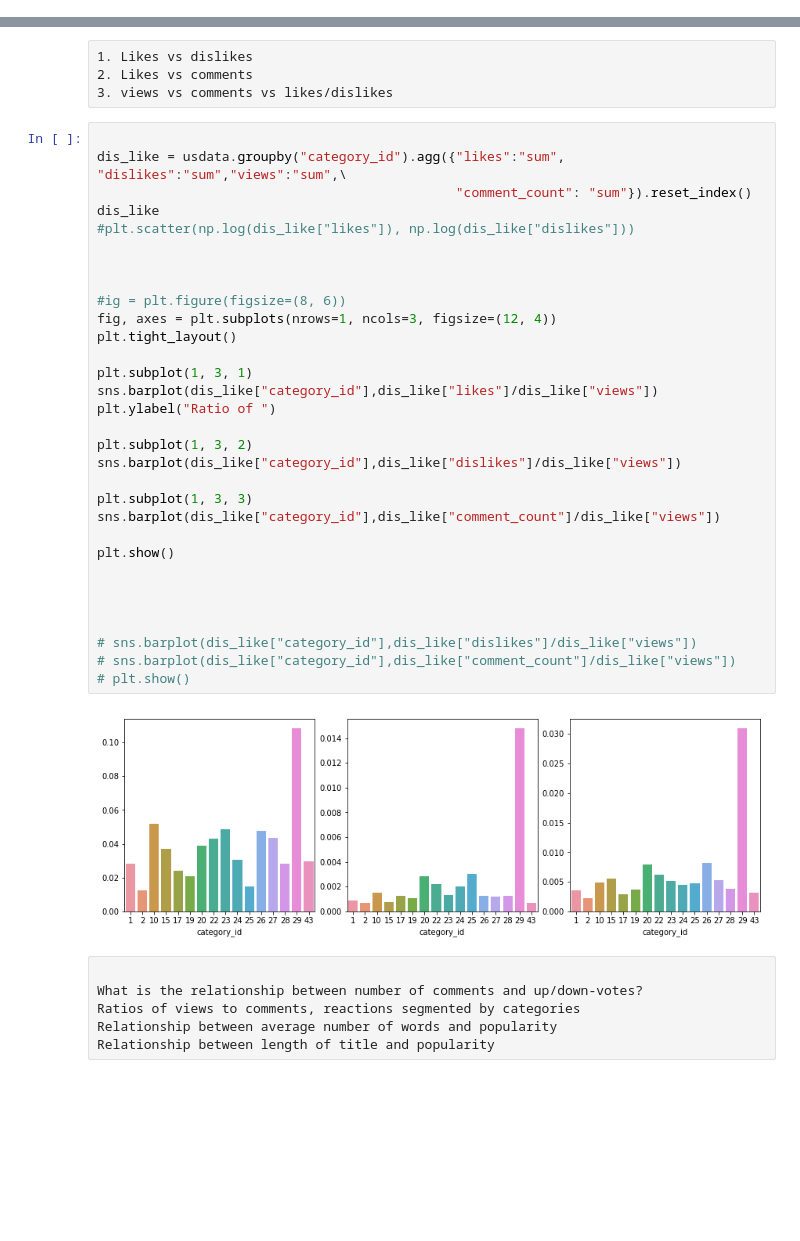
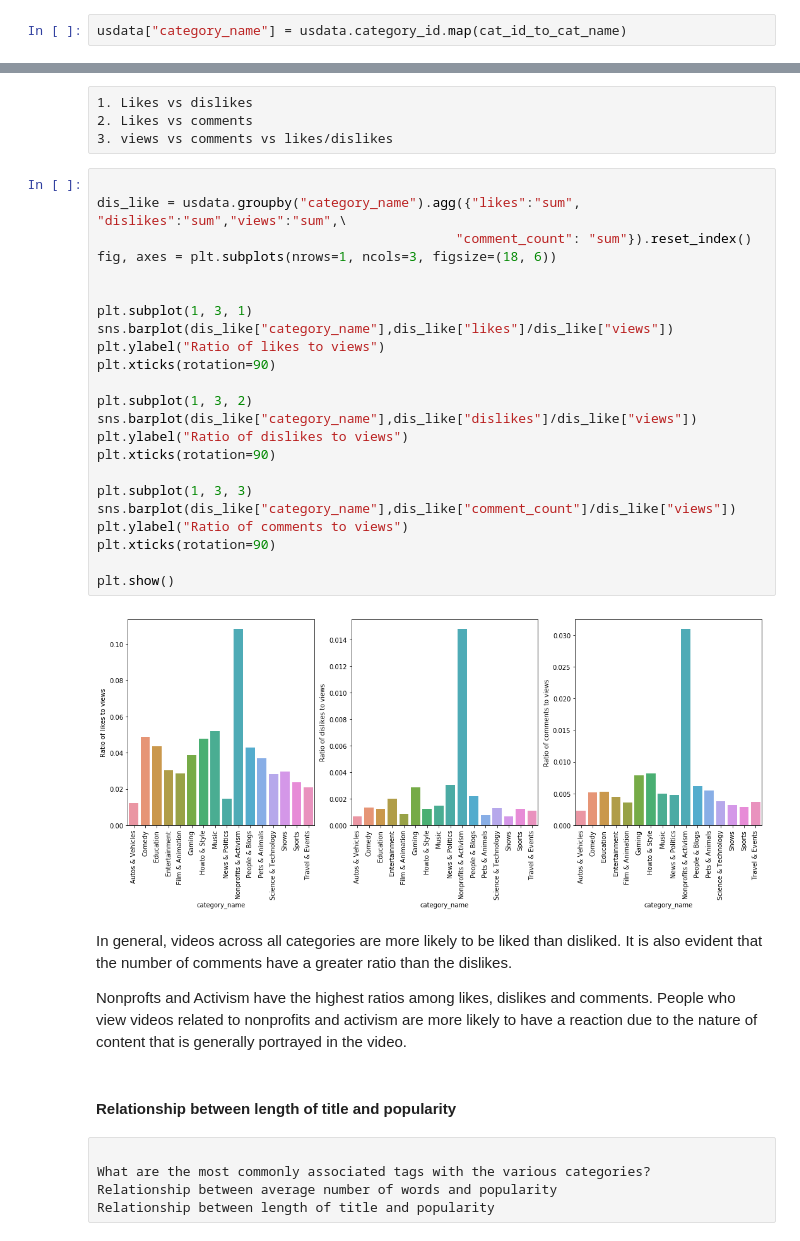
Before and after one commit to askatako/youtube, a Jupyter notebook: EDA_USA.ipynb, the cells around one changed output, grey strips where cells are left out. Saved outputs shown, nothing was run; the diff lists cells and outputs as text; blank space fills up the shorter version.

```diff
--- a/EDA_USA.ipynb
+++ b/EDA_USA.ipynb
@@ -35,3 +35,5 @@ print(categories)
 #Makes a subset of categories present in the dataset
 cat_name_to_cat_id = {j:i for i,j in categories.items() if i in set(usdata["category_id"])}
 cat_id_to_cat_name = {j:i for i,j in cat_name_to_cat_id.items()}
+# %%
+usdata["category_name"] = usdata.category_id.map(cat_id_to_cat_name)
@@ -205,40 +222,37 @@ The most similar categories in descending order are:
 3. views vs comments vs likes/dislikes
 # %%
 
-dis_like = usdata.groupby("category_id").agg({"likes":"sum", "dislikes":"sum","views":"sum",\
+dis_like = usdata.groupby("category_name").agg({"likes":"sum", "dislikes":"sum","views":"sum",\
                                               "comment_count": "sum"}).reset_index()
-dis_like
-#plt.scatter(np.log(dis_like["likes"]), np.log(dis_like["dislikes"]))
+fig, axes = plt.subplots(nrows=1, ncols=3, figsize=(18, 6))
 
 
-
-#ig = plt.figure(figsize=(8, 6))
-fig, axes = plt.subplots(nrows=1, ncols=3, figsize=(12, 4))
-plt.tight_layout()
-
 plt.subplot(1, 3, 1)
-sns.barplot(dis_like["category_id"],dis_like["likes"]/dis_like["views"])
-plt.ylabel("Ratio of ")
+sns.barplot(dis_like["category_name"],dis_like["likes"]/dis_like["views"])
+plt.ylabel("Ratio of likes to views")
+plt.xticks(rotation=90)
 
 plt.subplot(1, 3, 2)
-sns.barplot(dis_like["category_id"],dis_like["dislikes"]/dis_like["views"])
+sns.barplot(dis_like["category_name"],dis_like["dislikes"]/dis_like["views"])
+plt.ylabel("Ratio of dislikes to views")
+plt.xticks(rotation=90)
 
 plt.subplot(1, 3, 3)
-sns.barplot(dis_like["category_id"],dis_like["comment_count"]/dis_like["views"])
+sns.barplot(dis_like["category_name"],dis_like["comment_count"]/dis_like["views"])
+plt.ylabel("Ratio of comments to views")
+plt.xticks(rotation=90)
 
 plt.show()
-
-
-
-
-# sns.barplot(dis_like["category_id"],dis_like["dislikes"]/dis_like["views"])
-# sns.barplot(dis_like["category_id"],dis_like["comment_count"]/dis_like["views"])
-# plt.show()
 # %% [output]
-[figure, old version]
+[figure, new version]
+# %% [markdown]
+In general, videos across all categories are more likely to be liked than disliked. It is also evident that the number of comments have a greater ratio than the dislikes.
+
+Nonprofts and Activism have the highest ratios among likes, dislikes and comments. People who view videos related to nonprofits and activism are more likely to have a reaction due to the nature of content that is generally portrayed in the video.
+# %% [markdown]
+#### Relationship between length of title and popularity
 # %% [raw]
 
-What is the relationship between number of comments and up/down-votes?
-Ratios of views to comments, reactions segmented by categories
+What are the most commonly associated tags with the various categories?
 Relationship between average number of words and popularity
 Relationship between length of title and popularity
```
Also changed, not shown: parts of 5 cells of this notebook.
